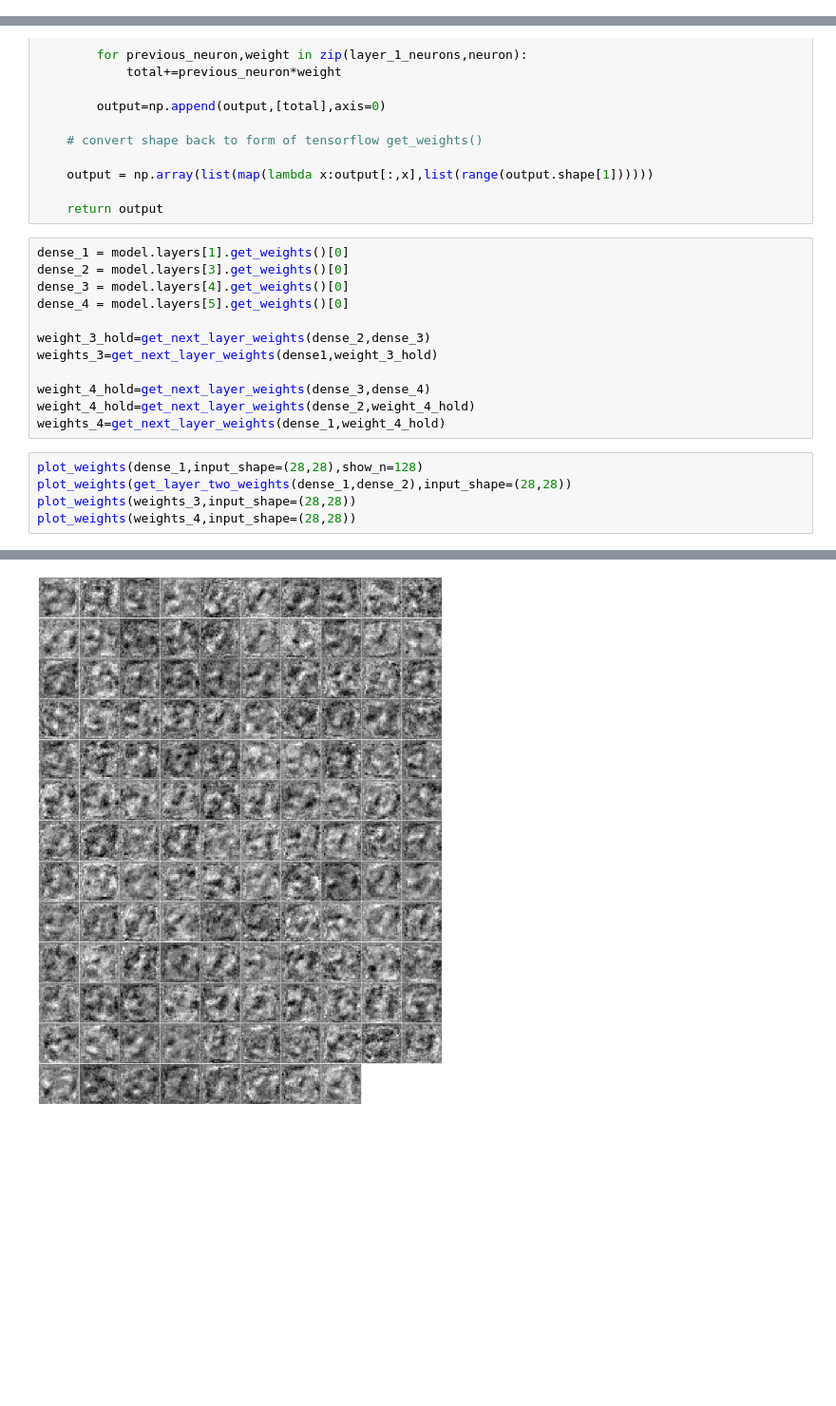
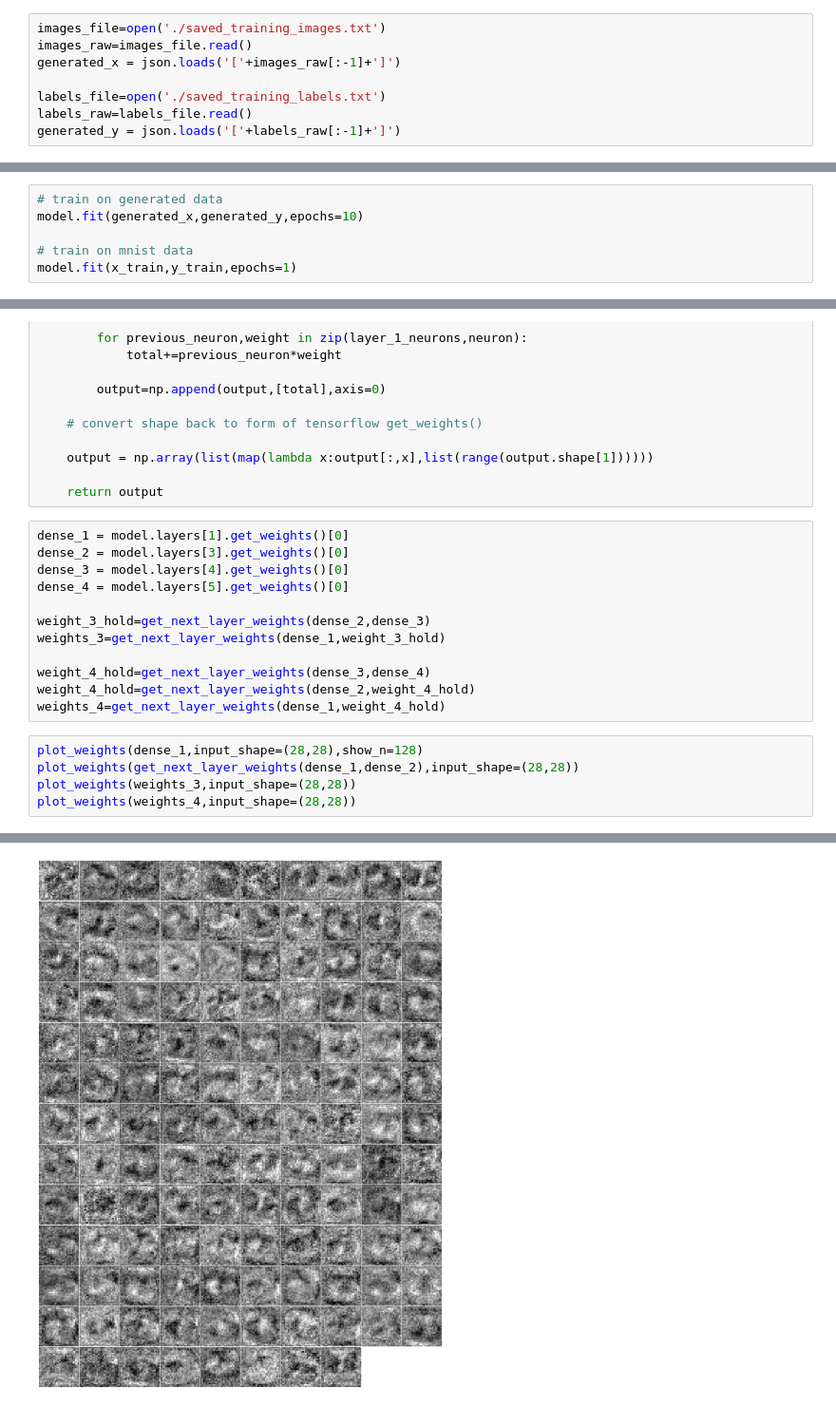
Before and after one commit to nicolasmatthewlee/tensorflow-playground, a Jupyter notebook: tensorflow-playground.ipynb, the cells around one changed output, grey strips where cells are left out. Shown at 95% size. Saved outputs shown, nothing was run; the diff lists cells and outputs as text; blank space fills up the shorter version.

Commit message:
created route on server to save generated training data; model loads training data and trains with it

```diff
--- a/tensorflow-playground.ipynb
+++ b/tensorflow-playground.ipynb
@@ -17,3 +20,11 @@ x_train, x_test = x_train / 255.0, x_test / 255.0
+# %%
+images_file=open('./saved_training_images.txt')
+images_raw=images_file.read()
+generated_x = json.loads('['+images_raw[:-1]+']')
+
+labels_file=open('./saved_training_labels.txt')
+labels_raw=labels_file.read()
+generated_y = json.loads('['+labels_raw[:-1]+']')
 # %% [markdown]
 ### 2. Visualize training data
 # %%
@@ -89,0 +100,6 @@ model.fit(x_train,y_train,epochs=1)
+# %%
+# train on generated data
+model.fit(generated_x,generated_y,epochs=10)
+
+# train on mnist data
+model.fit(x_train,y_train,epochs=1)
@@ -205,14 +240,14 @@ dense_3 = model.layers[4].get_weights()[0]
 dense_4 = model.layers[5].get_weights()[0]
 
 weight_3_hold=get_next_layer_weights(dense_2,dense_3)
-weights_3=get_next_layer_weights(dense1,weight_3_hold)
+weights_3=get_next_layer_weights(dense_1,weight_3_hold)
 
 weight_4_hold=get_next_layer_weights(dense_3,dense_4)
 weight_4_hold=get_next_layer_weights(dense_2,weight_4_hold)
 weights_4=get_next_layer_weights(dense_1,weight_4_hold)
 # %%
 plot_weights(dense_1,input_shape=(28,28),show_n=128)
-plot_weights(get_layer_two_weights(dense_1,dense_2),input_shape=(28,28))
+plot_weights(get_next_layer_weights(dense_1,dense_2),input_shape=(28,28))
 plot_weights(weights_3,input_shape=(28,28))
 plot_weights(weights_4,input_shape=(28,28))
 # %% [output]
@@ -221 +256 @@ plot_weights(weights_4,input_shape=(28,28))
-[figure, old version]
+[figure, new version]
```
Also changed, not shown: parts of 10 cells of this notebook, 8 other files.
